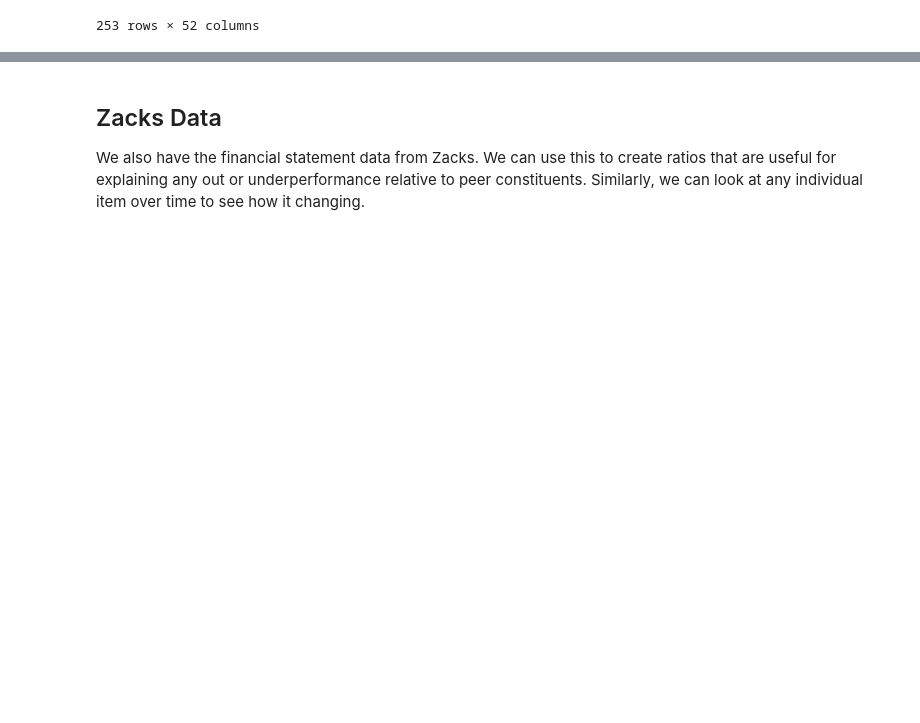
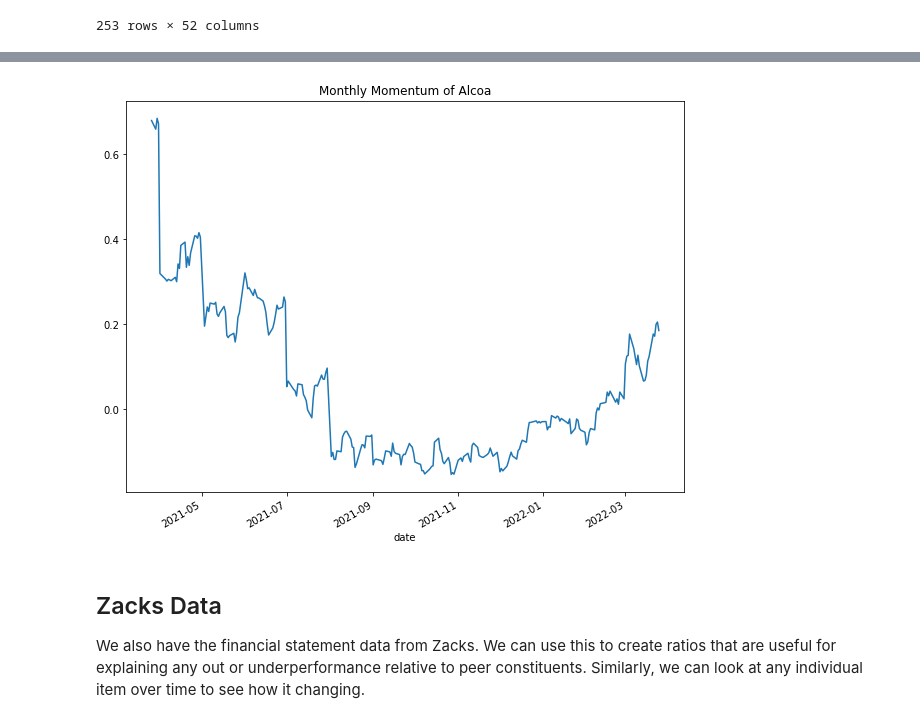
Before and after one commit to petepetersen423/p1-tellaporte, a Jupyter notebook: ETF.ipynb, the cells around one changed output, grey strips where cells are left out. Drawn from its saved outputs; the diff is of its cells as text; code cells hidden in the pictures; blank space fills up the shorter version.

```diff
--- a/ETF.ipynb
+++ b/ETF.ipynb
@@ -261,3 +300,7 @@ tech_ind_df[tech_ind_df['symbol'] == 'AA']
+# %%
+tech_ind_df['monthly_mom_calc'][tech_ind_df['symbol'] == 'AA'].plot.line(figsize = (10,8), title =  'Monthly Momentum of Alcoa');
+# %% [output]
+[figure, added]
 # %% [markdown]
 ## Zacks Data
 
```
Also changed, not shown: parts of 10 cells of this notebook.
